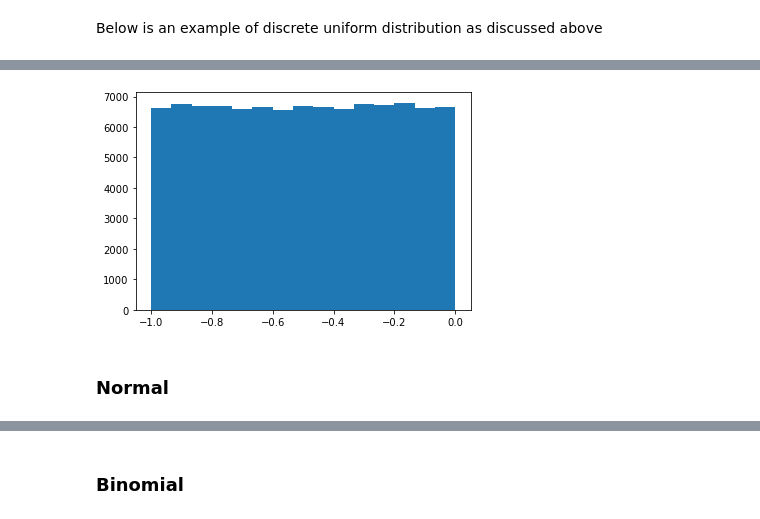
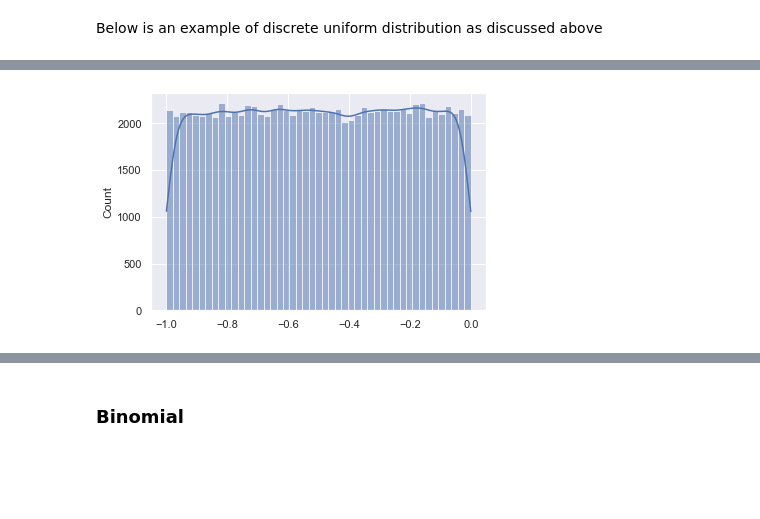
Before and after one commit to ShanePAustin/numpy-random, a Jupyter notebook: numpy-random.ipynb, the cells around one changed output, grey strips where cells are left out. Drawn from its saved outputs; the diff is of its cells as text; code cells hidden in the pictures; blank space fills up the shorter version.

```diff
--- a/numpy-random.ipynb
+++ b/numpy-random.ipynb
@@ -584,8 +569,6 @@ plt.show()
 # %%
 data = rng.uniform(-1,0,100000)
-plt.hist(data, bins = 15)
+sns.histplot(data, kde = True)
 plt.show()
 # %% [output]
-[figure, old version]
+[figure, new version]
-# %% [markdown]
-### Normal
```
Also changed, not shown: parts of 42 cells of this notebook.
